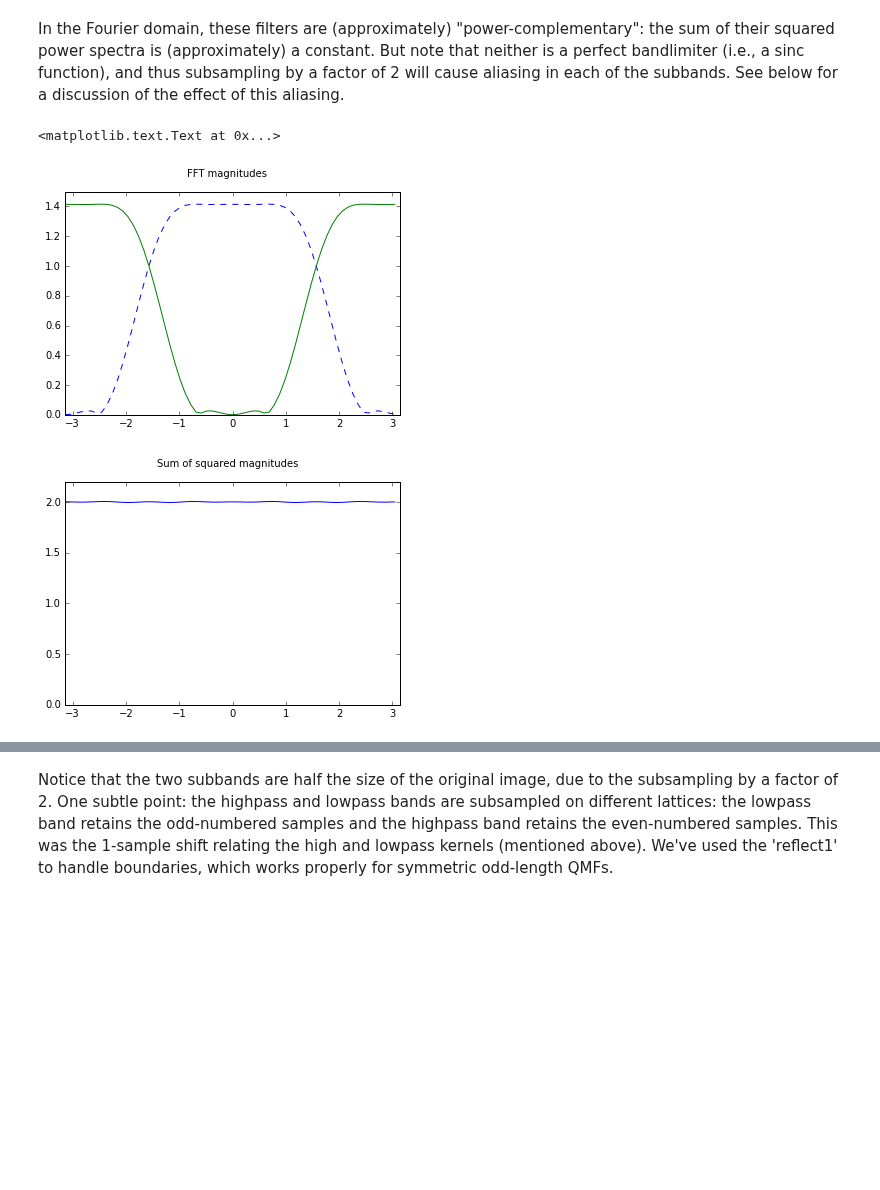
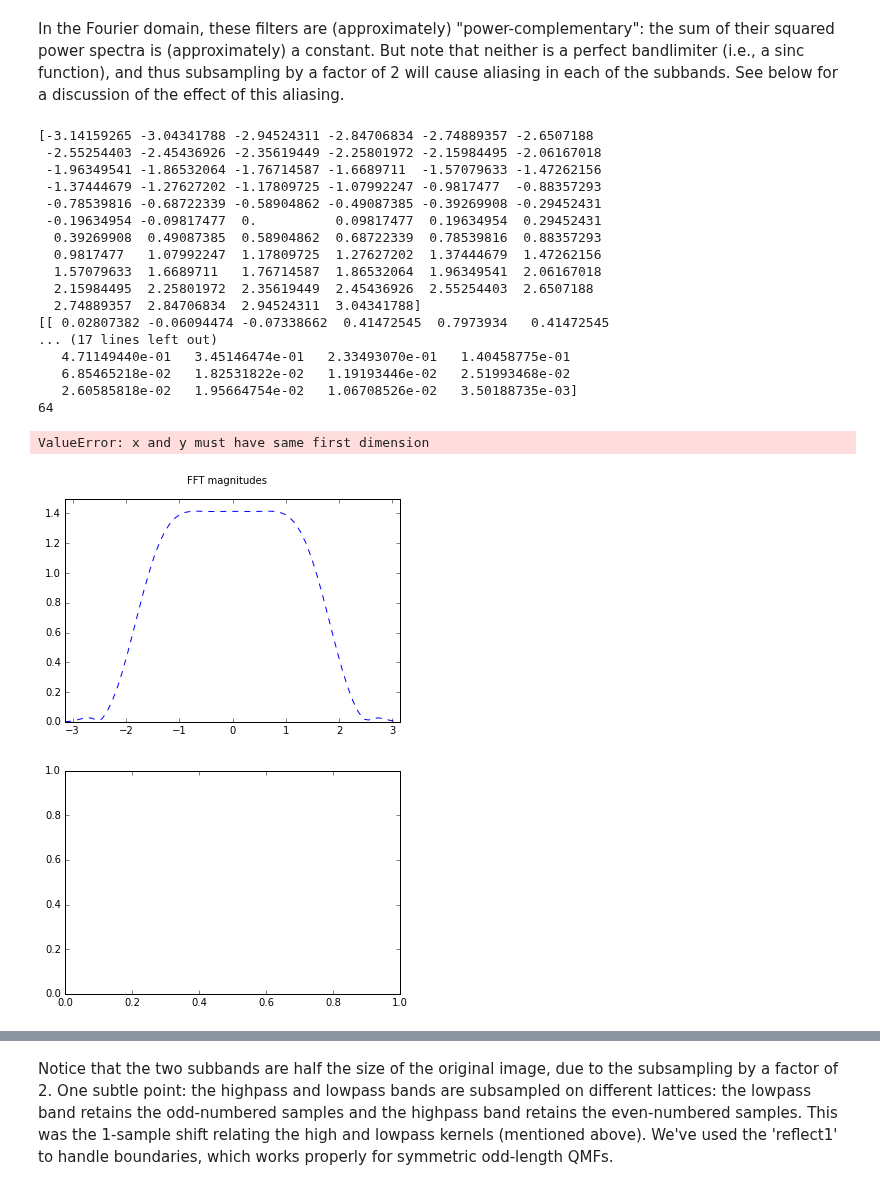
Before and after one commit to LabForComputationalVision/pyrtools, a Jupyter notebook: pyramids.ipynb, the cells around one changed output, grey strips where cells are left out. Drawn from its saved outputs; the diff is of its cells as text; code cells hidden in the pictures; blank space fills up the shorter version.

```diff
--- a/pyramids.ipynb
+++ b/pyramids.ipynb
@@ -455,16 +435,14 @@ when shifted by any multiple of two.
 The function modulateFlip performs the first two of these operations.  The
 third (spatial shifting) step is built into the convolution code.
 # %%
-#flo = ppu.namedFilter('qmf9').reshape(9)
-#fhi = ppu.modulateFlip(flo).reshape(9)
-flo = ppu.namedFilter('qmf9').copy()
-fhi = ppu.modulateFlip(flo).T.copy()
+flo = ppu.namedFilter('qmf9').T
+fhi = ppu.modulateFlip(flo).T
 x = np.array(range(9))
-plt.stem(x, flo)
+plt.stem(x, flo.T)
 plt.axis([0, 10, -0.5, 1.0])
 plt.suptitle('lowpass')
 plt.figure()
-plt.stem(x, fhi)
+plt.stem(x, fhi.T)
 plt.axis([0, 10, -0.5, 1.0])
 plt.suptitle('highpass')
 # %% [output]
@@ -481,16 +459,40 @@ for a discussion of the effect of this aliasing.
 # %%
 # Plot the two frequency responses:
 freq = np.pi*np.array(range(-32,32))/32
-plt.plot(freq, np.fft.fftshift(np.abs(np.fft.fft(flo.T,64))).T, '--', freq, np.fft.fftshift(np.abs(np.fft.fft(fhi.T,64))).T,'-')
+print freq
+print flo
+print fhi
+print len(freq)
+print np.fft.fftshift(np.abs(np.fft.fft(flo,64)))[0]
+print len(np.fft.fftshift(np.abs(np.fft.fft(flo,64)))[0])
+plt.plot(freq, np.fft.fftshift(np.abs(np.fft.fft(flo,64)))[0], '--')
+#plt.plot(freq.T, np.fft.fftshift(np.abs(np.fft.fft(flo,64))).T, '--', freq.T, np.fft.fftshift(np.abs(np.fft.fft(fhi,64))).T,'-')
 plt.axis([-np.pi, np.pi, 0, 1.5])
 plt.suptitle('FFT magnitudes')
 plt.figure()
-plt.plot(freq, np.fft.fftshift(np.abs(np.fft.fft(flo.T,64))**2).T + np.fft.fftshift(np.abs(np.fft.fft(fhi.T,64))**2).T)
+plt.plot(freq, np.fft.fftshift(np.abs(np.fft.fft(flo,64))**2) + np.fft.fftshift(np.abs(np.fft.fft(fhi,64))**2))
 plt.axis([-np.pi, np.pi, 0, 2.2])
 plt.suptitle('Sum of squared magnitudes')
 # %% [output]
-<matplotlib.text.Text at 0x...>
+[-3.14159265 -3.04341788 -2.94524311 -2.84706834 -2.74889357 -2.6507188
+ -2.55254403 -2.45436926 -2.35619449 -2.25801972 -2.15984495 -2.06167018
+ -1.96349541 -1.86532064 -1.76714587 -1.6689711  -1.57079633 -1.47262156
+ -1.37444679 -1.27627202 -1.17809725 -1.07992247 -0.9817477  -0.88357293
+ -0.78539816 -0.68722339 -0.58904862 -0.49087385 -0.39269908 -0.29452431
+ -0.19634954 -0.09817477  0.          0.09817477  0.19634954  0.29452431
+  0.39269908  0.49087385  0.58904862  0.68722339  0.78539816  0.88357293
+  0.9817477   1.07992247  1.17809725  1.27627202  1.37444679  1.47262156
+  1.57079633  1.6689711   1.76714587  1.86532064  1.96349541  2.06167018
+  2.15984495  2.25801972  2.35619449  2.45436926  2.55254403  2.6507188
+  2.74889357  2.84706834  2.94524311  3.04341788]
+[[ 0.02807382 -0.06094474 -0.07338662  0.41472545  0.7973934   0.41472545
+... (17 lines left out)
+   4.71149440e-01   3.45146474e-01   2.33493070e-01   1.40458775e-01
+   6.85465218e-02   1.82531822e-02   1.19193446e-02   2.51993468e-02
+   2.60585818e-02   1.95664754e-02   1.06708526e-02   3.50188735e-03]
+64
+ValueError: x and y must have same first dimension
-[figure, old version]
+[figure, new version]
-[figure, old version]
+[figure, new version]
 # %%
 # We can split an input signal into two bands as follows:
```
Also changed, not shown: parts of 17 cells of this notebook, 2 other files.
